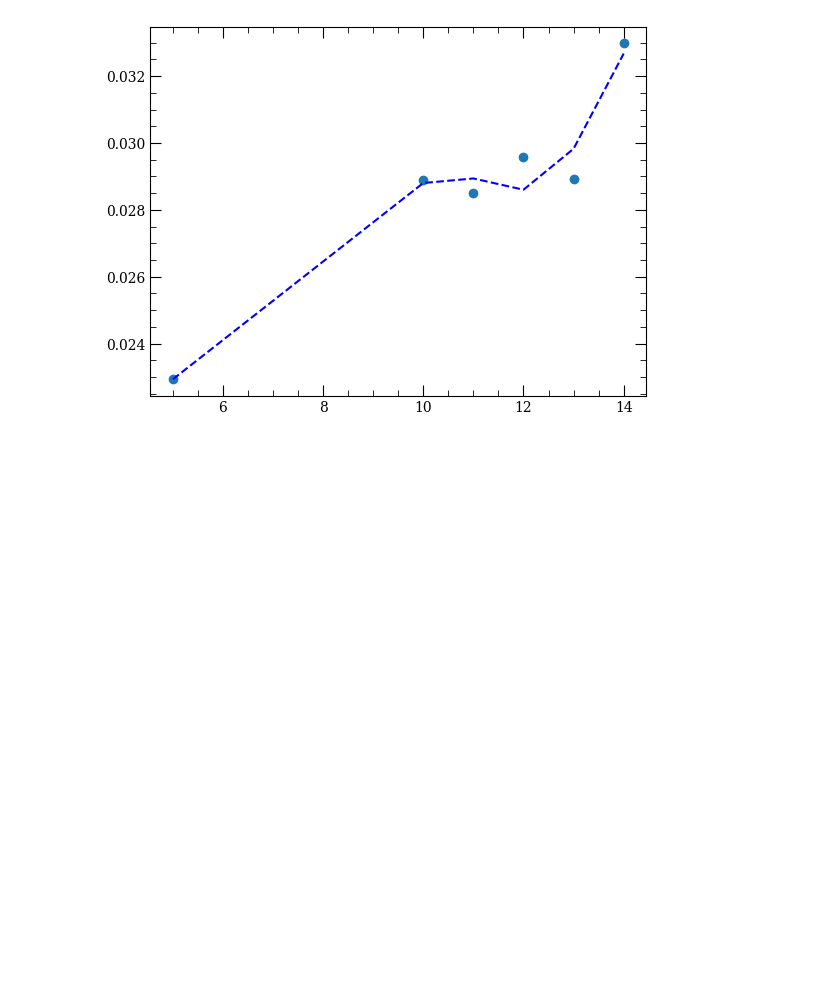
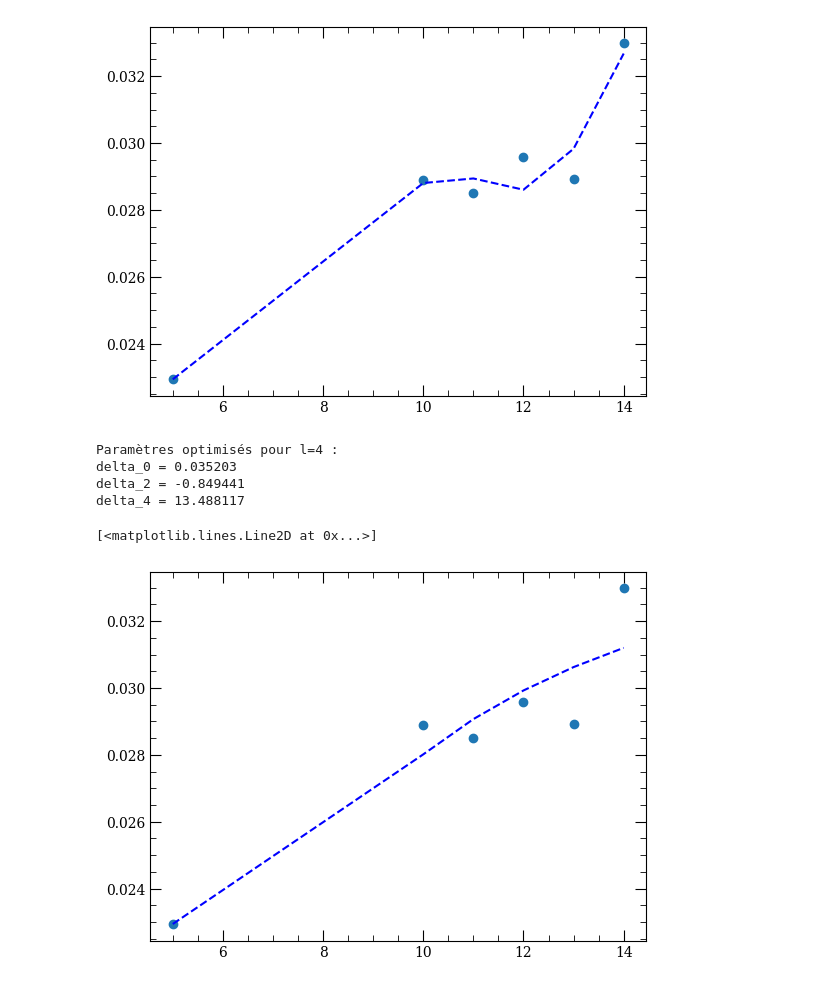
Before and after one commit to sdieden/Quantum-Control, a Jupyter notebook: g_channel.ipynb, the cells around one changed output. Cells and saved outputs as stored; diff of their text form; code cells hidden in the pictures; blank space fills up the shorter version.

Commit message:
adding fit until delta_4

```diff
--- a/g_channel.ipynb
+++ b/g_channel.ipynb
@@ -60,3 +60,25 @@ delta_6 = -303414.208471
 delta_8 =  4494004.879586
 [<matplotlib.lines.Line2D at 0x...>]
 [figure]
+# %%
+def ritz_rydberg(n, delta_0, delta_2, delta_4):
+    return delta_0 + delta_2 / (n - delta_0) ** 2 + delta_4 / (n - delta_0) ** 4
+import scipy.optimize as opt
+p0 = [0.1, 1.0, 0.01]  # Valeurs initiales pour delta_0, delta_2, delta_4
+params, covariance = opt.curve_fit(ritz_rydberg, n, delta_n, p0=p0)
+delta_0_opt, delta_2_opt, delta_4_opt = params
+print(f"Paramètres optimisés pour l=4 :")
+print(f"delta_0 = {delta_0_opt:.6f}")
+print(f"delta_2 = {delta_2_opt:.6f}")
+print(f"delta_4 = {delta_4_opt:.6f}")
+
+delta_fit = ritz_rydberg(n, delta_0_opt, delta_2_opt, delta_4_opt)
+plt.scatter(n,delta_n)
+plt.plot(n,delta_fit,label="Fit Ritz-Rydberg", linestyle='--', color='blue')
+# %% [output]
+Paramètres optimisés pour l=4 :
+delta_0 = 0.035203
+delta_2 = -0.849441
+delta_4 = 13.488117
+[<matplotlib.lines.Line2D at 0x...>]
+[figure, added]
```
